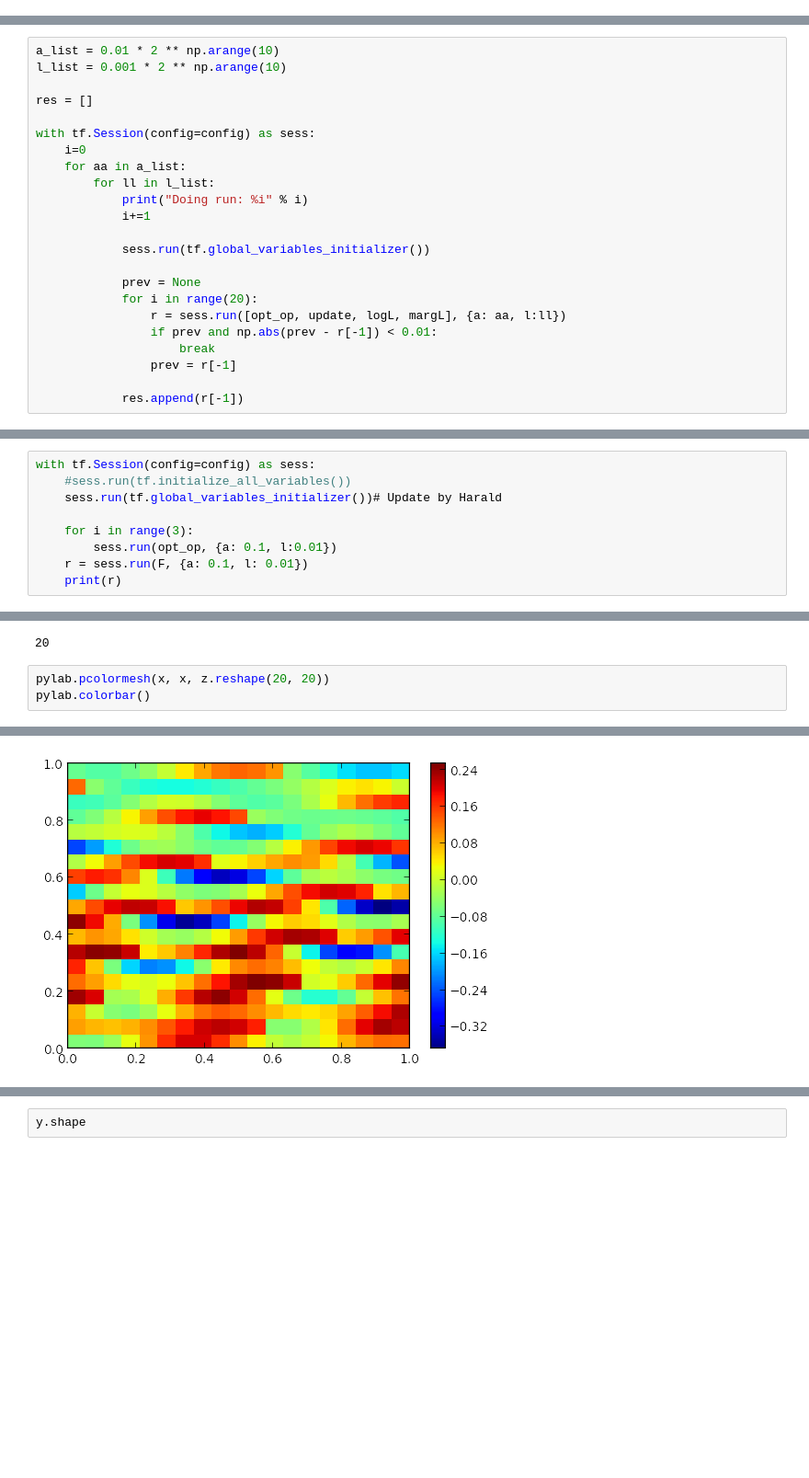
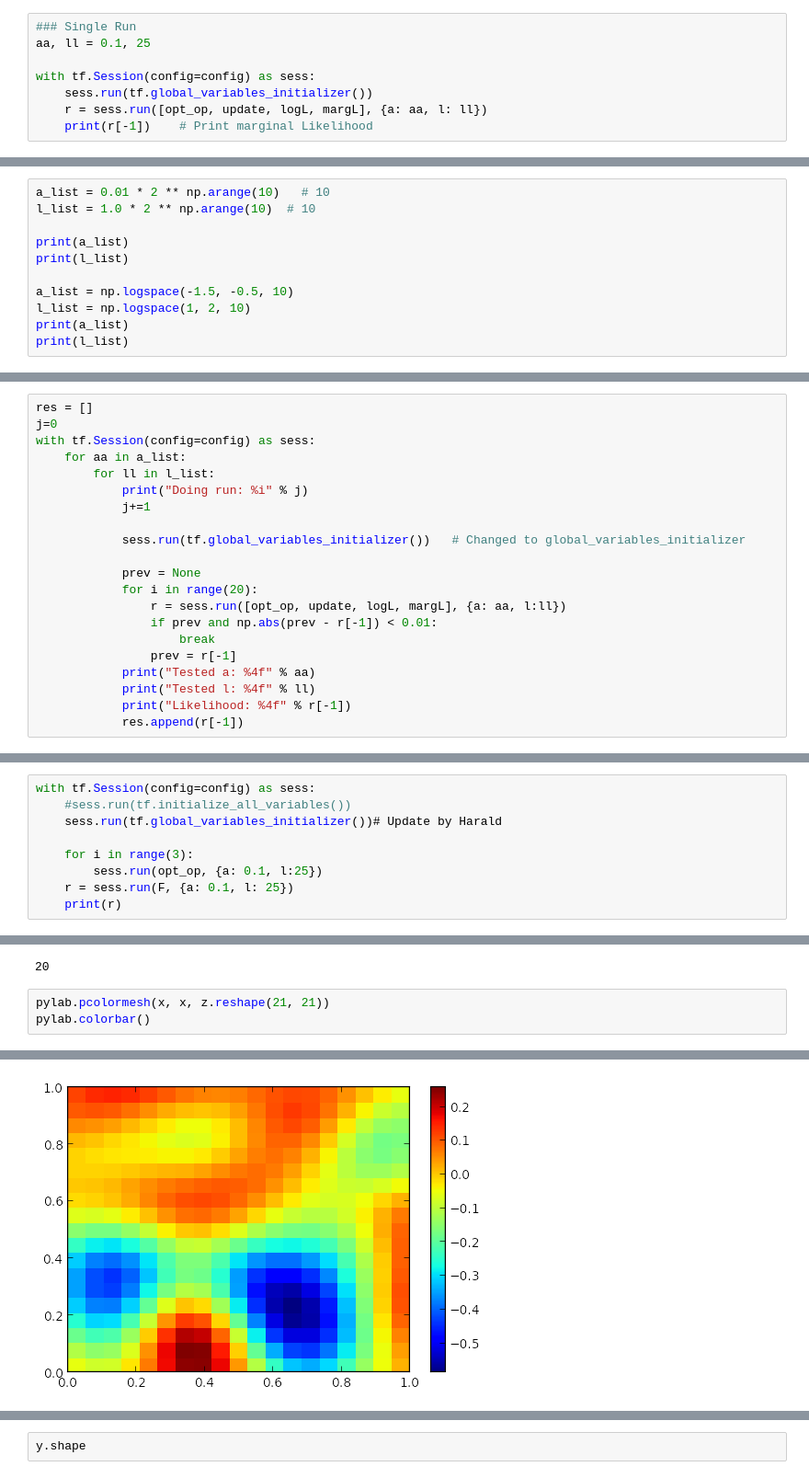
Before and after one commit to hringbauer/BarrierInferPublic, a Jupyter notebook: Laplace.ipynb, the cells around one changed output, grey strips where cells are left out. Shown: that part at 92% size. Drawn from its saved outputs; the diff is of its cells as text; blank space fills up the shorter version.

```diff
--- a/Laplace.ipynb
+++ b/Laplace.ipynb
@@ -88,3 +70,11 @@ with tf.device('/cpu:0'):
 # %%
 config = tf.ConfigProto()
 config.gpu_options.per_process_gpu_memory_fraction = 0.01
+# %%
+### Single Run
+aa, ll = 0.1, 25
+
+with tf.Session(config=config) as sess:
+    sess.run(tf.global_variables_initializer())
+    r = sess.run([opt_op, update, logL, margL], {a: aa, l: ll})
+    print(r[-1])    # Print marginal Likelihood
@@ -90,0 +83,11 @@ config.gpu_options.per_process_gpu_memory_fraction = 0.01
+# %%
+a_list = 0.01 * 2 ** np.arange(10)   # 10
+l_list = 1.0 * 2 ** np.arange(10)  # 10
+
+print(a_list)
+print(l_list)
+
+a_list = np.logspace(-1.5, -0.5, 10)
+l_list = np.logspace(1, 2, 10)
+print(a_list)
+print(l_list)
@@ -91,17 +101,13 @@ config.gpu_options.per_process_gpu_memory_fraction = 0.01
 # %%
-a_list = 0.01 * 2 ** np.arange(10)
-l_list = 0.001 * 2 ** np.arange(10)
-
 res = []
-
+j=0
 with tf.Session(config=config) as sess:
-    i=0
     for aa in a_list:
         for ll in l_list:
-            print("Doing run: %i" % i)
-            i+=1
+            print("Doing run: %i" % j)
+            j+=1
 
-            sess.run(tf.global_variables_initializer())
+            sess.run(tf.global_variables_initializer())   # Changed to global_variables_initializer
 
             prev = None
             for i in range(20):
@@ -109,6 +115,8 @@ with tf.Session(config=config) as sess:
                 if prev and np.abs(prev - r[-1]) < 0.01:
                     break
                 prev = r[-1]
-
+            print("Tested a: %4f" % aa)
+            print("Tested l: %4f" % ll)
+            print("Likelihood: %4f" % r[-1])
             res.append(r[-1])
 # %% [output]
@@ -151,7 +176,7 @@ with tf.Session(config=config) as sess:
     sess.run(tf.global_variables_initializer())# Update by Harald
 
     for i in range(3):
-        sess.run(opt_op, {a: 0.1, l:0.01})
-    r = sess.run(F, {a: 0.1, l: 0.01})
+        sess.run(opt_op, {a: 0.1, l:25})
+    r = sess.run(F, {a: 0.1, l: 25})
     print(r)
 # %% [output]
@@ -175,11 +200,11 @@ print(len(x))
 # %% [output]
 20
 # %%
-pylab.pcolormesh(x, x, z.reshape(20, 20))
+pylab.pcolormesh(x, x, z.reshape(21, 21))
 pylab.colorbar()
 # %% [output]
 <matplotlib.colorbar.Colorbar instance at 0x...>
-[figure, old version]
+[figure, new version]
 # %%
 x.shape
 # %% [output]
```
Also changed, not shown: parts of 11 cells of this notebook, 3 other files.
